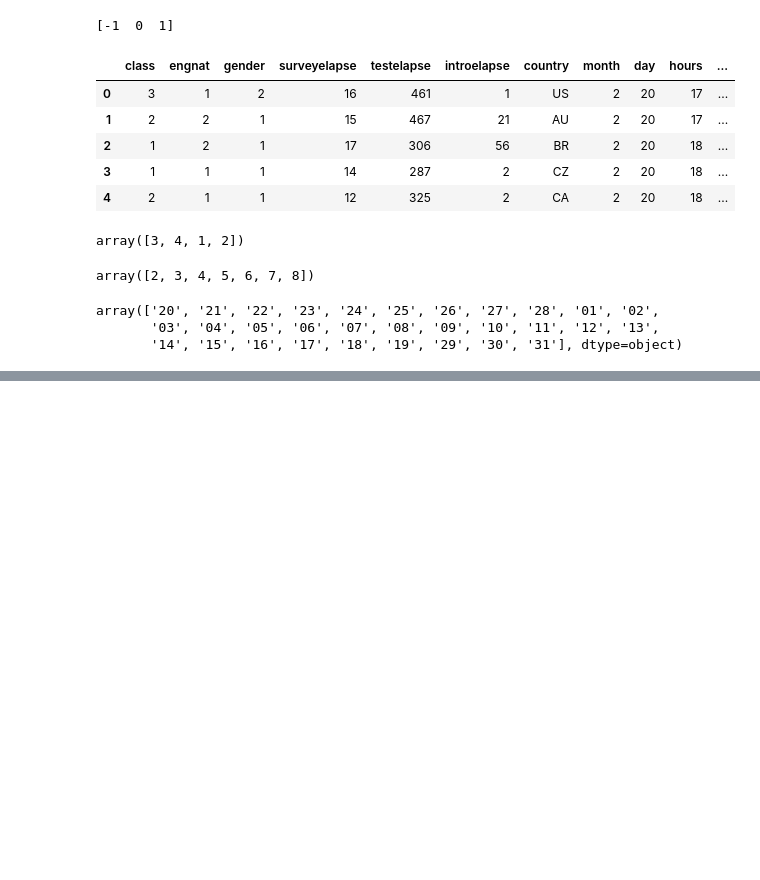
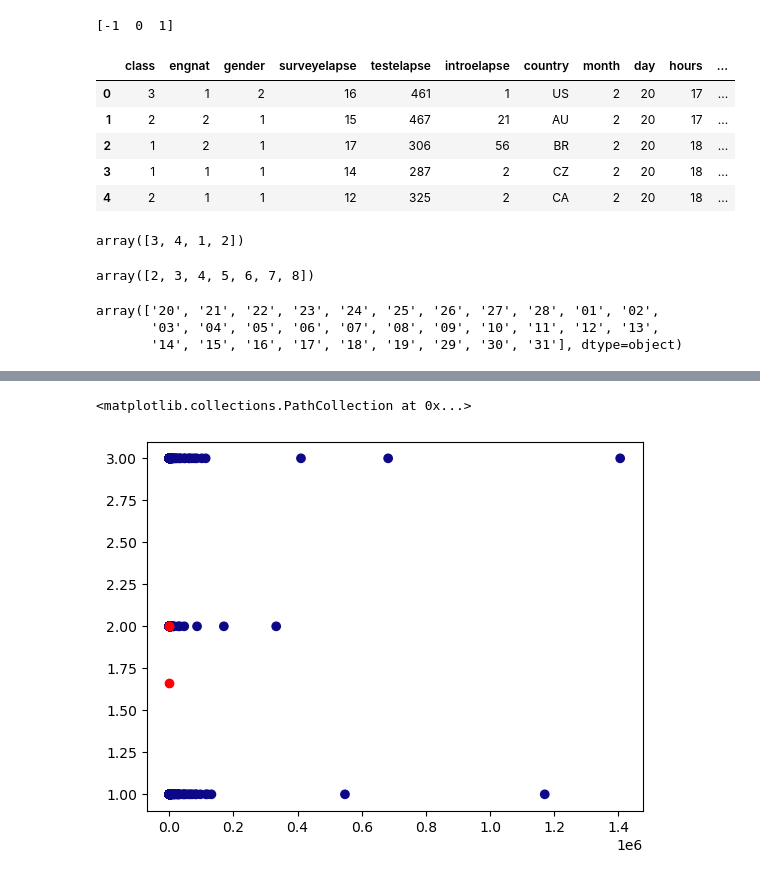
Before and after one commit to mohona-roy/introversion-extraversion-classification, a Jupyter notebook: Code.ipynb, the cells around one changed output, grey strips where cells are left out. Drawn from its saved outputs; the diff is of its cells as text; code cells hidden in the pictures; blank space fills up the shorter version.

```diff
--- a/Code.ipynb
+++ b/Code.ipynb
@@ -951,0 +1024,7 @@ metadata.describe()
+# %%
+plt.scatter(metadata['testelapse'], labels, c=y_kmeans, cmap='plasma')
+centers = kmeans.cluster_centers_
+plt.scatter(centers[:, 0],  centers[:, 1], c='red')
+# %% [output]
+<matplotlib.collections.PathCollection at 0x...>
+[figure, added]
```
Also changed, not shown: parts of 11 cells of this notebook.
